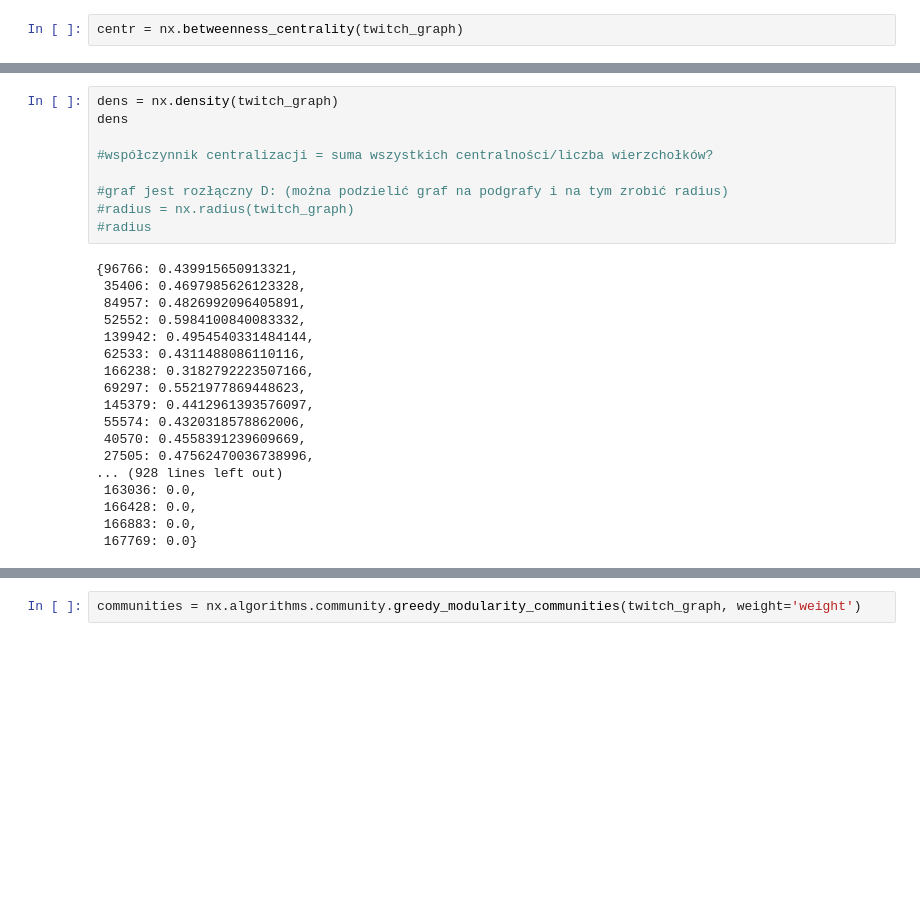
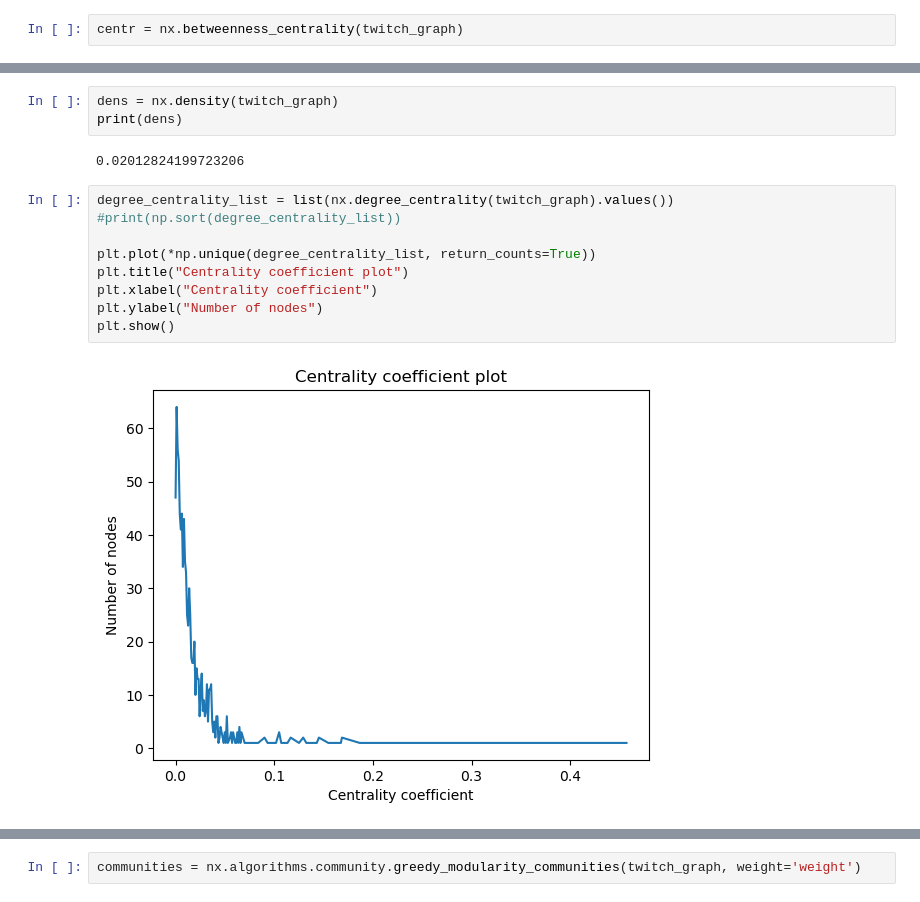
Before and after one commit to Yorlock/AIESS, a Jupyter notebook: Twitch-graph analysis.ipynb, the cells around one changed output, grey strips where cells are left out. Saved outputs shown, nothing was run; the diff lists cells and outputs as text; blank space fills up the shorter version.

Commit message:
Added 3 plots

```diff
--- a/Twitch-graph analysis.ipynb
+++ b/Twitch-graph analysis.ipynb
@@ -115,28 +105,17 @@ plt.show()
 [figure]
 # %%
 dens = nx.density(twitch_graph)
-dens
-
-#współczynnik centralizacji = suma wszystkich centralności/liczba wierzchołków?
-
-#graf jest rozłączny D: (można podzielić graf na podgrafy i na tym zrobić radius)
-#radius = nx.radius(twitch_graph)
-#radius
+print(dens)
 # %% [output]
-{96766: 0.439915650913321,
- 35406: 0.4697985626123328,
- 84957: 0.4826992096405891,
- 52552: 0.5984100840083332,
- 139942: 0.4954540331484144,
- 62533: 0.4311488086110116,
- 166238: 0.3182792223507166,
- 69297: 0.5521977869448623,
- 145379: 0.4412961393576097,
- 55574: 0.4320318578862006,
- 40570: 0.4558391239609669,
- 27505: 0.47562470036738996,
-... (928 lines left out)
- 163036: 0.0,
- 166428: 0.0,
- 166883: 0.0,
- 167769: 0.0}
+0.02012824199723206
+# %%
+degree_centrality_list = list(nx.degree_centrality(twitch_graph).values())
+#print(np.sort(degree_centrality_list))
+
+plt.plot(*np.unique(degree_centrality_list, return_counts=True))
+plt.title("Centrality coefficient plot")
+plt.xlabel("Centrality coefficient")
+plt.ylabel("Number of nodes")
+plt.show()
+# %% [output]
+[figure, added]
```
Also changed, not shown: parts of 11 cells of this notebook.
